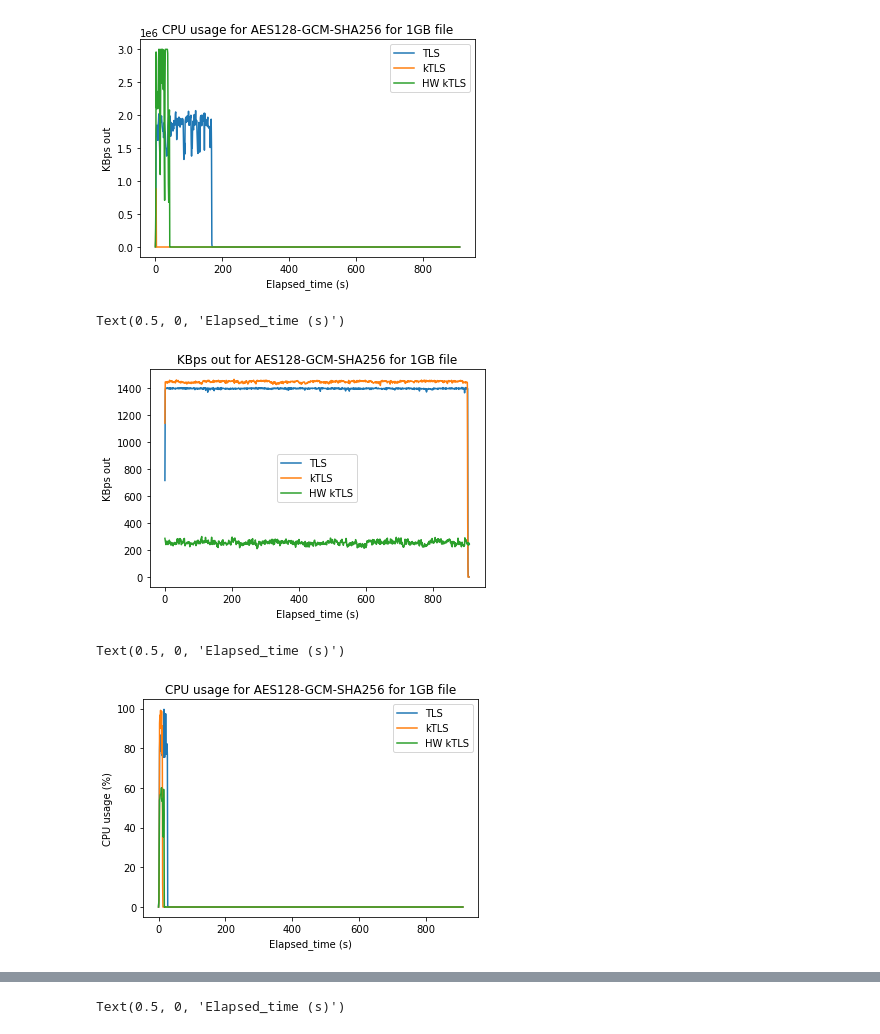
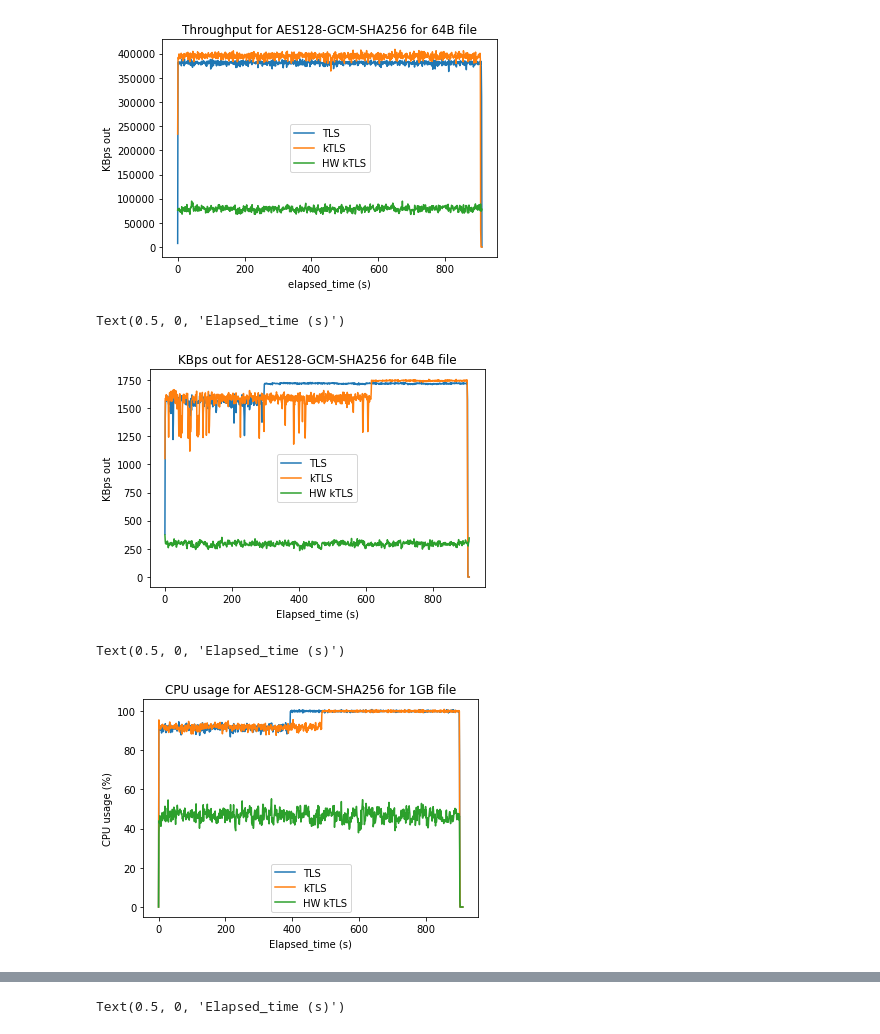
Before and after one commit to alexbrebeanu/python_code_ktls_benchmarking, a Jupyter notebook: makePlots.ipynb, the cells around one changed output, grey strips where cells are left out. Drawn from its saved outputs; the diff is of its cells as text; code cells hidden in the pictures.

```diff
--- a/makePlots.ipynb
+++ b/makePlots.ipynb
@@ -301,11 +661,11 @@ NaN              NaN     0.00      0.00
 # %%
 
-ax = ecaes128_TLS_1G.plot(y='KB/s_out', label='TLS')
-ecaes128_kTLS_1G.plot(y='KB/s_out', label='kTLS',ax = ax)
-ecaes128_HW_kTLS_1G.plot(y='KB/s_out', label='HW kTLS',ax = ax)
-ax.set_title("CPU usage for AES128-GCM-SHA256 for 1GB file")
+ax = aes128_TLS_1M.plot(y='KB/s_out', label='TLS')
+aes128_kTLS_1M.plot(y='KB/s_out', label='kTLS',ax = ax)
+aes128_HW_kTLS_1M.plot(y='KB/s_out', label='HW kTLS',ax = ax)
+ax.set_title("Throughput for AES128-GCM-SHA256 for 64B file")
 
 
 ax.set_ylabel("KBps out")
-ax.set_xlabel("Elapsed_time (s)")
+ax.set_xlabel("elapsed_time (s)")
 # %% [output]
@@ -313,22 +673,21 @@ Text(0.5, 0, 'Elapsed_time (s)')
-[figure, old version]
+[figure, new version]
 # %%
-
-ax = ecaes128_TLS_64B.plot(y='KB/s_out', label='TLS')
-ecaes128_kTLS_64B.plot(y='KB/s_out', label='kTLS',ax = ax)
-ecaes128_HW_kTLS_64B.plot(y='KB/s_out', label='HW kTLS',ax = ax)
-ax.set_title("KBps out for AES128-GCM-SHA256 for 1GB file")
+ax = aes128_TLS_1322B.plot(y='KB/s_out', label='TLS')
+aes128_kTLS_1322B.plot(y='KB/s_out', label='kTLS',ax = ax)
+aes128_HW_kTLS_1322B.plot(y='KB/s_out', label='HW kTLS',ax = ax)
+ax.set_title("Throughput for AES128-GCM-SHA256 for 64B file")
 
 
 ax.set_ylabel("KBps out")
 ax.set_xlabel("Elapsed_time (s)")
 # %% [output]
 Text(0.5, 0, 'Elapsed_time (s)')
-[figure, old version]
+[figure, new version]
 # %%
 # Plot the data directly from Pandas
-ax = aes256_TLS_1G.plot(y='CPU', label='TLS')
-aes256_kTLS_1G.plot(y='CPU', label='kTLS',ax = ax)
-aes256_HW_kTLS_1G.plot(y='CPU', label='HW kTLS',ax = ax)
+ax = aes256_TLS_64B.plot(y='CPU', label='TLS')
+aes256_kTLS_64B.plot(y='CPU', label='kTLS',ax = ax)
+aes256_HW_kTLS_64B.plot(y='CPU', label='HW kTLS',ax = ax)
 ax.set_title("CPU usage for AES128-GCM-SHA256 for 1GB file")
 
 
@@ -336,6 +695,6 @@ ax.set_ylabel("CPU usage (%)")
 ax.set_xlabel("Elapsed_time (s)")
 # %% [output]
 Text(0.5, 0, 'Elapsed_time (s)')
-[figure, old version]
+[figure, new version]
 # %%
 # Plot the data directly from Pandas
```
Also changed, not shown: parts of 25 cells of this notebook, 2 other files.
